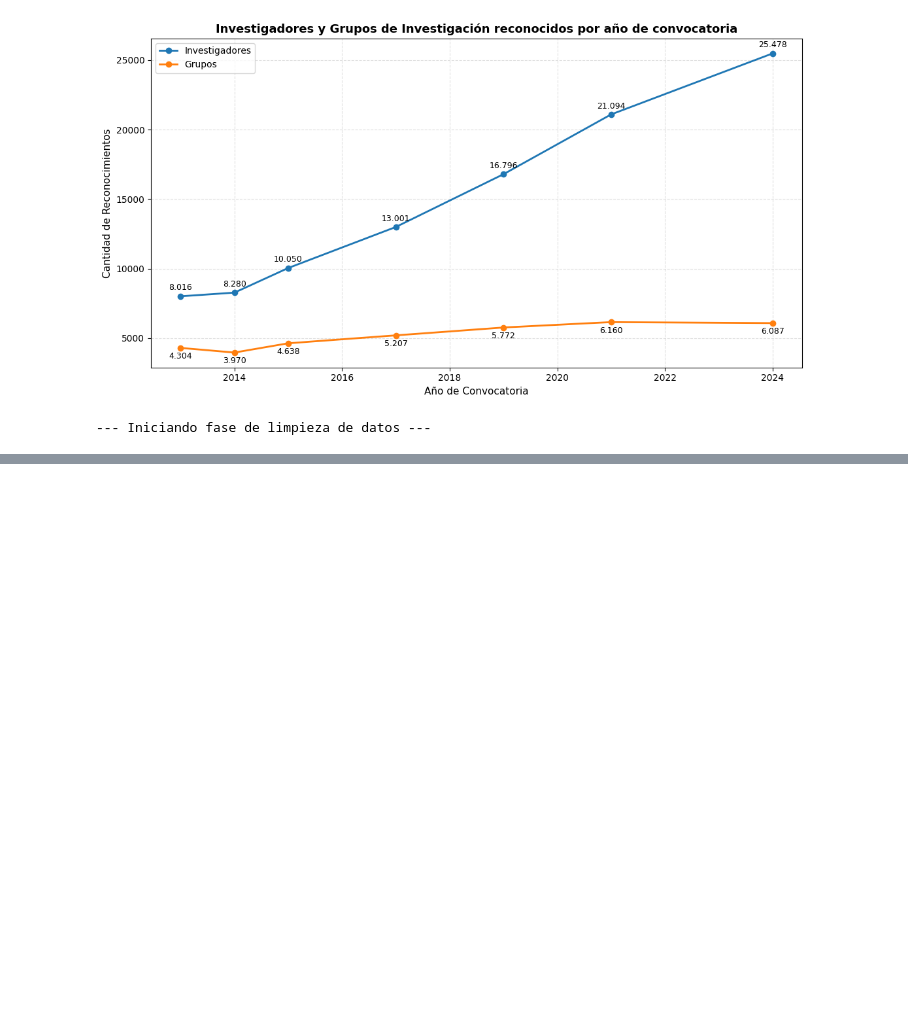
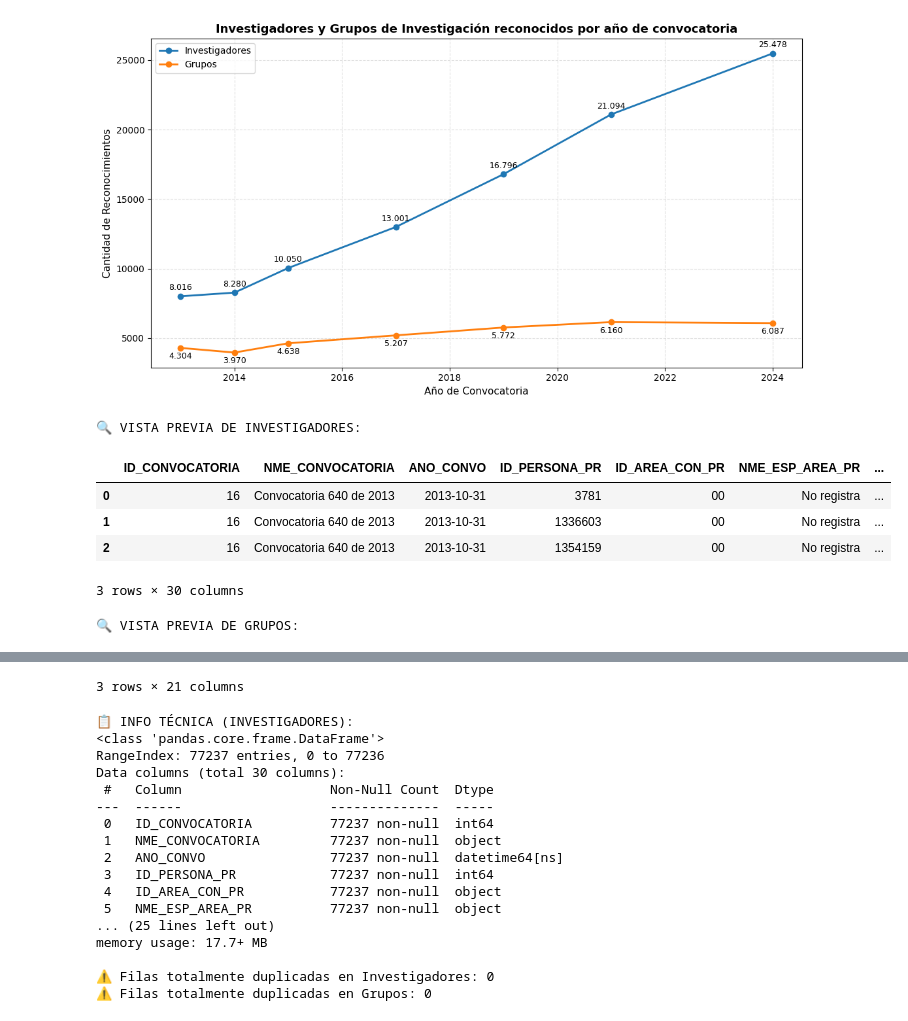
Before and after one commit to Carolina-de-la-Espriella/laboratorio_git, a Jupyter notebook: notebooks/2. Comprensión del negocio.ipynb, the cells around one changed output, grey strips where cells are left out. Drawn from its saved outputs; the diff is of its cells as text; code cells hidden in the pictures; blank space fills up the shorter version.

Commit message:
Análisis exploratorio de datos: duplicados y nulos

```diff
--- a/notebooks/2. Comprensión del negocio.ipynb
+++ b/notebooks/2. Comprensión del negocio.ipynb
@@ -170,7 +170,29 @@ plt.tight_layout()
 plt.show()
 # %% [output]
 [figure]
-# %%
-print("--- Iniciando fase de limpieza de datos ---")
-# %% [output]
---- Iniciando fase de limpieza de datos ---
+# %%
+# --- 1. Vistazo general (Primeras filas) ---
+print("🔍 VISTA PREVIA DE INVESTIGADORES:")
+display(inv.head(3))
+
+print("\n🔍 VISTA PREVIA DE GRUPOS:")
+display(grp.head(3))
+
+# --- 2. Radiografía Técnica (Tipos de datos y nulos) ---
+print("\n📋 INFO TÉCNICA (INVESTIGADORES):")
+inv.info()
+
+# --- 3. Búsqueda de Duplicados ---
+duplicados_inv = inv.duplicated().sum()
+duplicados_grp = grp.duplicated().sum()
+
+print(f"\n⚠️ Filas totalmente duplicadas en Investigadores: {duplicados_inv}")
+print(f"⚠️ Filas totalmente duplicadas en Grupos: {duplicados_grp}")
+# %% [output]
+🔍 VISTA PREVIA DE INVESTIGADORES:
+|  | ID_CONVOCATORIA | NME_CONVOCATORIA | ANO_CONVO | ID_PERSONA_PR | ID_AREA_CON_PR | NME_ESP_AREA_PR | ... |
+| 0 | 16 | Convocatoria 640 de 2013 | 2013-10-31 | 3781 | 00 | No registra | ... |
+| 1 | 16 | Convocatoria 640 de 2013 | 2013-10-31 | 1336603 | 00 | No registra | ... |
+| 2 | 16 | Convocatoria 640 de 2013 | 2013-10-31 | 1354159 | 00 | No registra | ... |
+3 rows × 30 columns
+🔍 VISTA PREVIA DE GRUPOS:
@@ -176,0 +203,18 @@ print("--- Iniciando fase de limpieza de datos ---")
+3 rows × 21 columns
+📋 INFO TÉCNICA (INVESTIGADORES):
+<class 'pandas.core.frame.DataFrame'>
+RangeIndex: 77237 entries, 0 to 77236
+Data columns (total 30 columns):
+ #   Column                   Non-Null Count  Dtype
+---  ------                   --------------  -----
+ 0   ID_CONVOCATORIA          77237 non-null  int64
+ 1   NME_CONVOCATORIA         77237 non-null  object
+ 2   ANO_CONVO                77237 non-null  datetime64[ns]
+ 3   ID_PERSONA_PR            77237 non-null  int64
+ 4   ID_AREA_CON_PR           77237 non-null  object
+ 5   NME_ESP_AREA_PR          77237 non-null  object
+... (25 lines left out)
+memory usage: 17.7+ MB
+
+⚠️ Filas totalmente duplicadas en Investigadores: 0
+⚠️ Filas totalmente duplicadas en Grupos: 0
```
Also changed, not shown: parts of 2 cells of this notebook.
